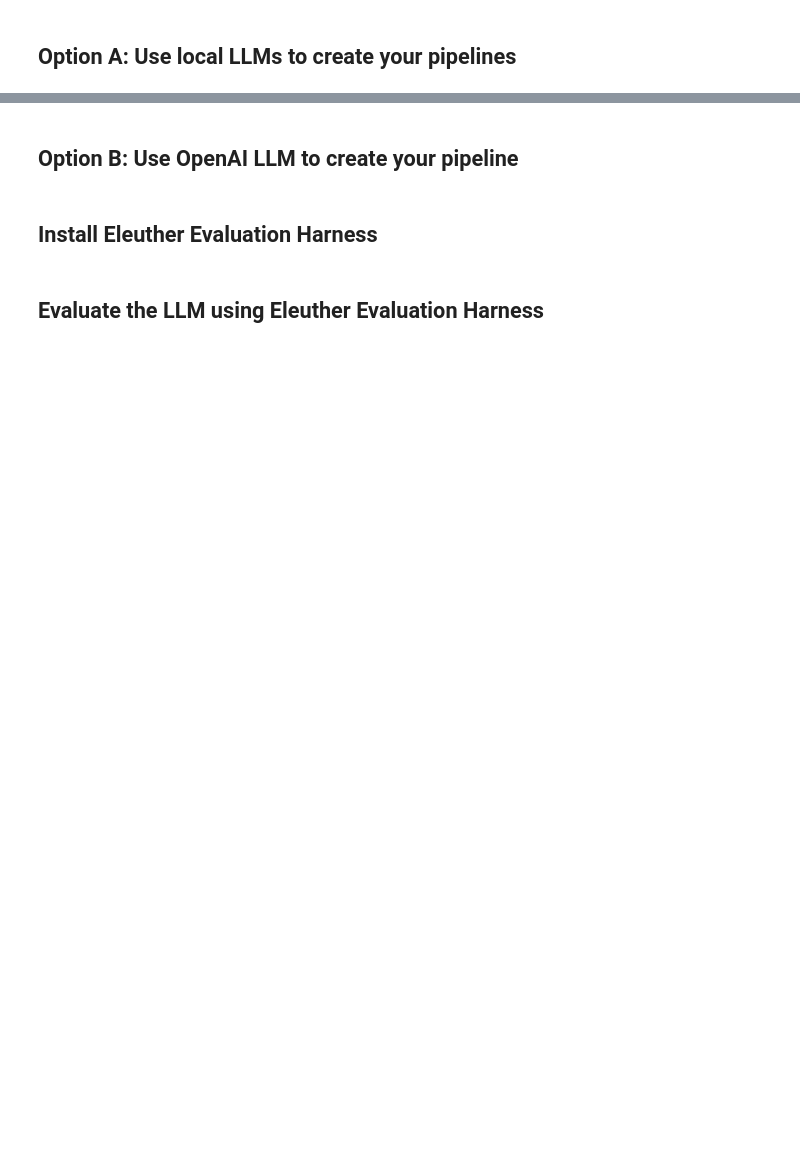
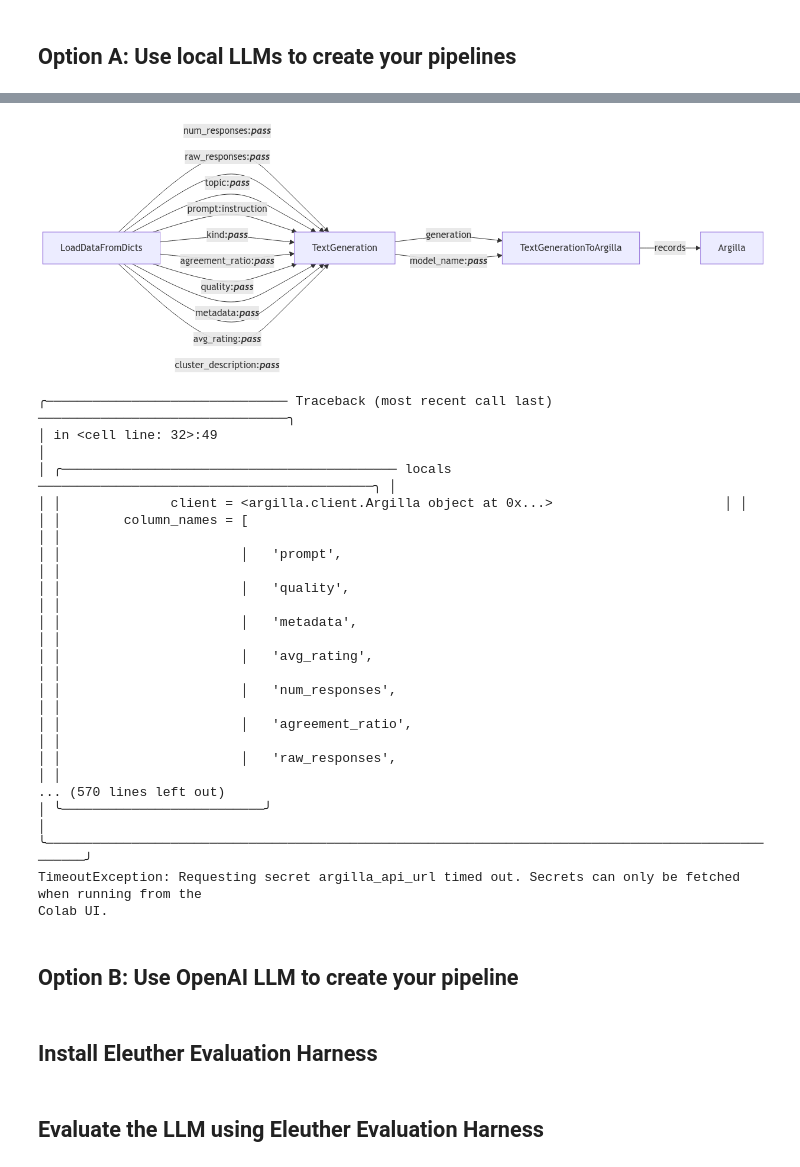
Before and after one commit to bhuvana-ak/uplimit_projects, a Jupyter notebook: finetune_opensource_llms/uplimitopensourcellmsoctoberweekone.ipynb, the cells around one changed output, grey strips where cells are left out. Saved outputs shown, nothing was run; the diff lists cells and outputs as text; code cells hidden in the pictures; blank space fills up the shorter version.

```diff
--- a/finetune_opensource_llms/uplimitopensourcellmsoctoberweekone.ipynb
+++ b/finetune_opensource_llms/uplimitopensourcellmsoctoberweekone.ipynb
@@ -20,13 +48,16 @@ dataset['train'][0]
 import argilla as rg
 
 # Initialize Argilla client
-api_url = userdata.get('ARGILLA_API_URL')  # or os.environ if you are not using Google Colab
-api_key = userdata.get("ARGILLA_API_KEY")  # or os.environ if you are not using Google Colab
-workspace = "admin"
-dataset_name = "DIBT_10k_prompts"
 
 # Initialize the Argilla client
-client = rg.Argilla(api_url=api_url, api_key=api_key)
+
+client = rg.Argilla(
+    api_url=userdata.get('api_url'),
+    api_key=userdata.get('api_key')
+)
+
+workspace = "argilla"
+dataset_name = "DIBT_10k_prompts"
 
 # Create a new Dataset
 dataset = rg.Dataset(
@@ -130,35 +187,54 @@ with Pipeline(
     to_argilla = TextGenerationToArgilla(
         name="text_generation_to_argilla",
         dataset_name=dataset_name,
         dataset_workspace=workspace,
     )
     load_dataset >> text_generation >> to_argilla
 
 # Run the pipeline
 distiset = pipeline.run(
     parameters={
         "load_dataset": {
             "batch_size": 16,
         },
         "text_generation": {
             "llm": {
                 "generation_kwargs": {
                     "max_new_tokens": 512,
                     "temperature": 0.7,
                     "do_sample": True,
                     "top_p": 0.95,
                     "top_k": 50,
                 }
             }
         },
         "text_generation_to_argilla": {
-            "api_url": api_url,
-            "api_key": api_key,
+            "api_url": userdata.get('argilla_api_url'),
+            "api_key": userdata.get('argilla_api_key'),
             "dataset_name": dataset_name,
             "dataset_workspace": workspace,
         },
     }
 )
+# %% [output]
+[figure, added]
+╭─────────────────────────────── Traceback (most recent call last) ────────────────────────────────╮
+│ in <cell line: 32>:49                                                                            │
+│ ╭─────────────────────────────────────────── locals ───────────────────────────────────────────╮ │
+│ │              client = <argilla.client.Argilla object at 0x...>                      │ │
+│ │        column_names = [                                                                      │ │
+│ │                       │   'prompt',                                                          │ │
+│ │                       │   'quality',                                                         │ │
+│ │                       │   'metadata',                                                        │ │
+│ │                       │   'avg_rating',                                                      │ │
+│ │                       │   'num_responses',                                                   │ │
+│ │                       │   'agreement_ratio',                                                 │ │
+│ │                       │   'raw_responses',                                                   │ │
+... (570 lines left out)
+│ ╰──────────────────────────╯                                                                     │
+╰──────────────────────────────────────────────────────────────────────────────────────────────────╯
+TimeoutException: Requesting secret argilla_api_url timed out. Secrets can only be fetched when running from the
+Colab UI.
 # %% [markdown]
 ## Option B: Use OpenAI LLM to create your pipeline
 # %%
```
Also changed, not shown: parts of 7 cells of this notebook.
